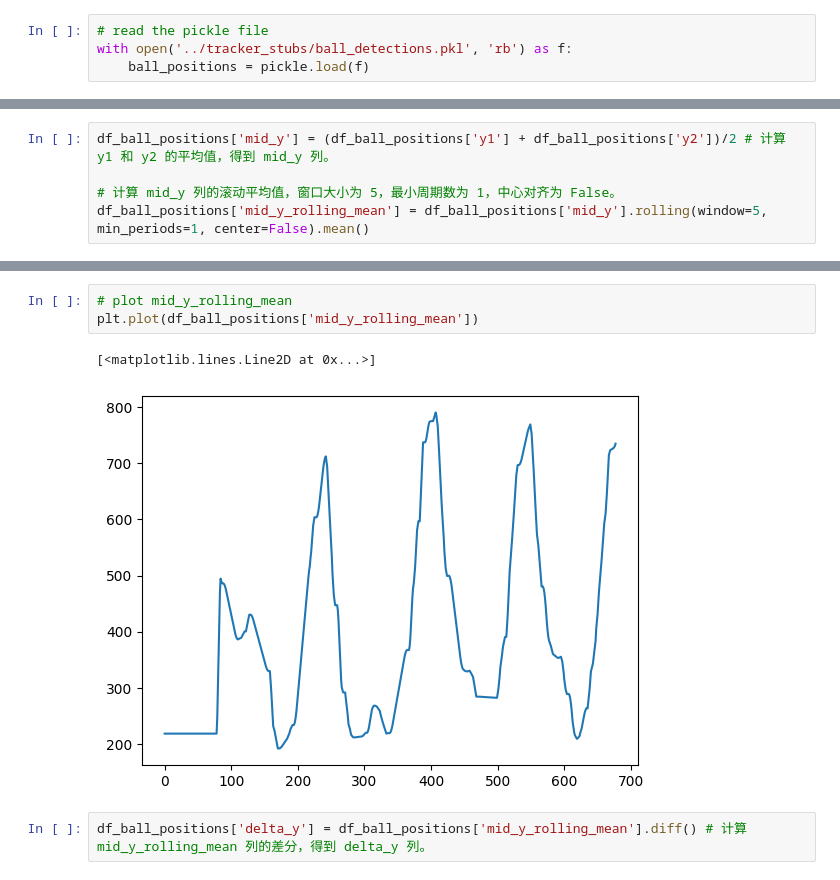
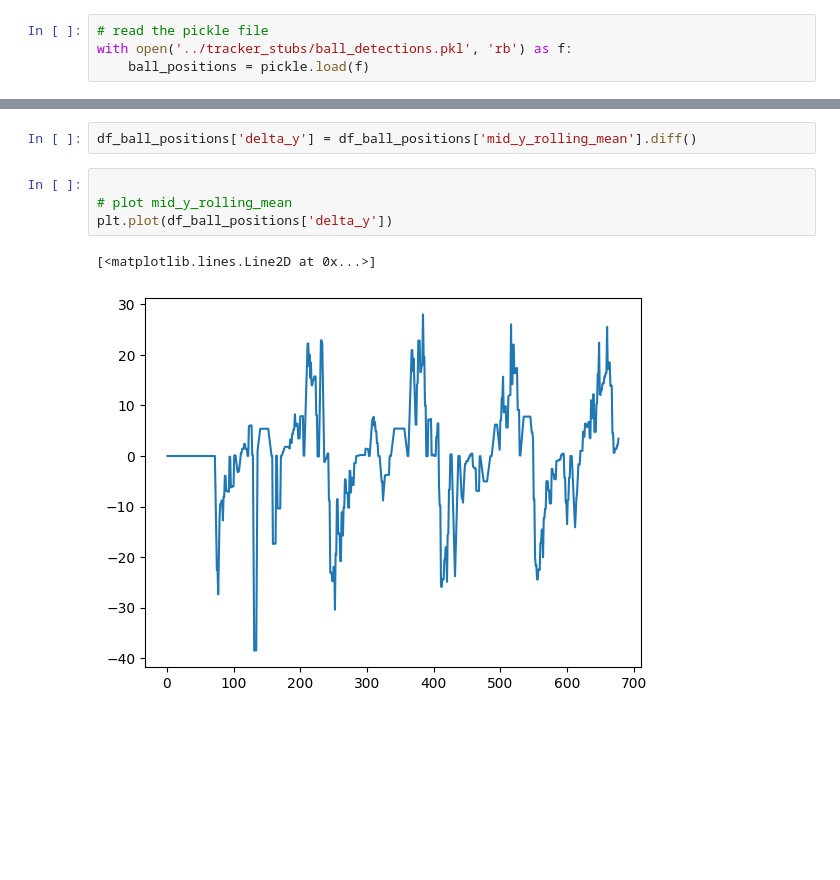
Before and after one commit to qchen34/Tennis_AI, a Jupyter notebook: analysis/ball_analysis copy.ipynb, the cells around one changed output, grey strips where cells are left out. Saved outputs shown, nothing was run; the diff lists cells and outputs as text; blank space fills up the shorter version.

```diff
--- a/analysis/ball_analysis copy.ipynb
+++ b/analysis/ball_analysis copy.ipynb
@@ -29,5 +17,0 @@ df_ball_positions = df_ball_positions.bfill() # 使用后向填充方法填充
-# %%
-df_ball_positions['mid_y'] = (df_ball_positions['y1'] + df_ball_positions['y2'])/2 # 计算 y1 和 y2 的平均值，得到 mid_y 列。
-
-# 计算 mid_y 列的滚动平均值，窗口大小为 5，最小周期数为 1，中心对齐为 False。
-df_ball_positions['mid_y_rolling_mean'] = df_ball_positions['mid_y'].rolling(window=5, min_periods=1, center=False).mean()
@@ -34,8 +137,9 @@ df_ball_positions['mid_y_rolling_mean'] = df_ball_positions['mid_y'].rolling(win
+# %%
+df_ball_positions['delta_y'] = df_ball_positions['mid_y_rolling_mean'].diff()
 # %%
+
 # plot mid_y_rolling_mean
-plt.plot(df_ball_positions['mid_y_rolling_mean'])
+plt.plot(df_ball_positions['delta_y'])
 # %% [output]
 [<matplotlib.lines.Line2D at 0x...>]
-[figure, old version]
+[figure, new version]
-# %%
-df_ball_positions['delta_y'] = df_ball_positions['mid_y_rolling_mean'].diff() # 计算 mid_y_rolling_mean 列的差分，得到 delta_y 列。
```
Also changed, not shown: parts of 9 cells of this notebook, 22 other files.
